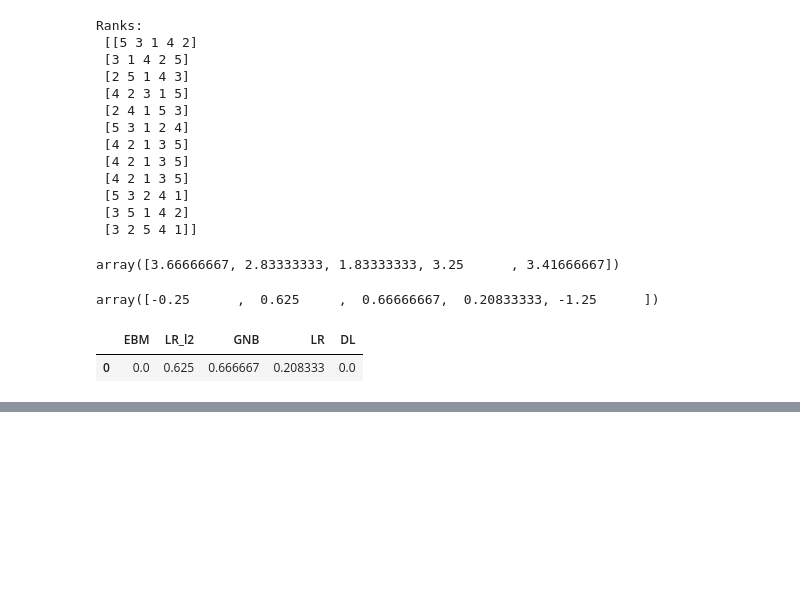
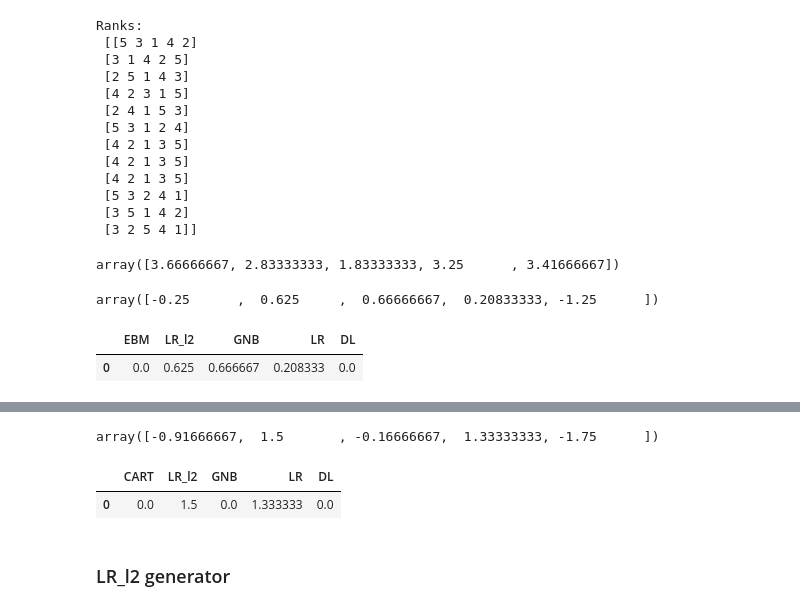
Before and after one commit to bartsvoboda/XAI_models, a Jupyter notebook: results_analysis/accuracy_vs_fidelity.ipynb, the cells around one changed output, grey strips where cells are left out. Saved outputs shown, nothing was run; the diff lists cells and outputs as text; code cells hidden in the pictures; blank space fills up the shorter version.

```diff
--- a/results_analysis/accuracy_vs_fidelity.ipynb
+++ b/results_analysis/accuracy_vs_fidelity.ipynb
@@ -146,0 +234,13 @@ pd.DataFrame(final_acc_bias_cart, index=clf_names_cart).T
+# %%
+np.subtract(mean_ranks_ebm, mean_ranks_bias_ebm)
+# %% [output]
+array([-0.91666667,  1.5       , -0.16666667,  1.33333333, -1.75      ])
+# %%
+final_acc_bias_ebm = np.array([ 0,  1.5       , 0,  1.33333333, 0])
+# %%
+pd.DataFrame(final_acc_bias_ebm, index=clf_names_ebm).T
+# %% [output]
+|  | CART | LR_l2 | GNB | LR | DL |
+| 0 | 0.0 | 1.5 | 0.0 | 1.333333 | 0.0 |
+# %% [markdown]
+### LR_l2 generator
```
Also changed, not shown: parts of 52 cells of this notebook.
